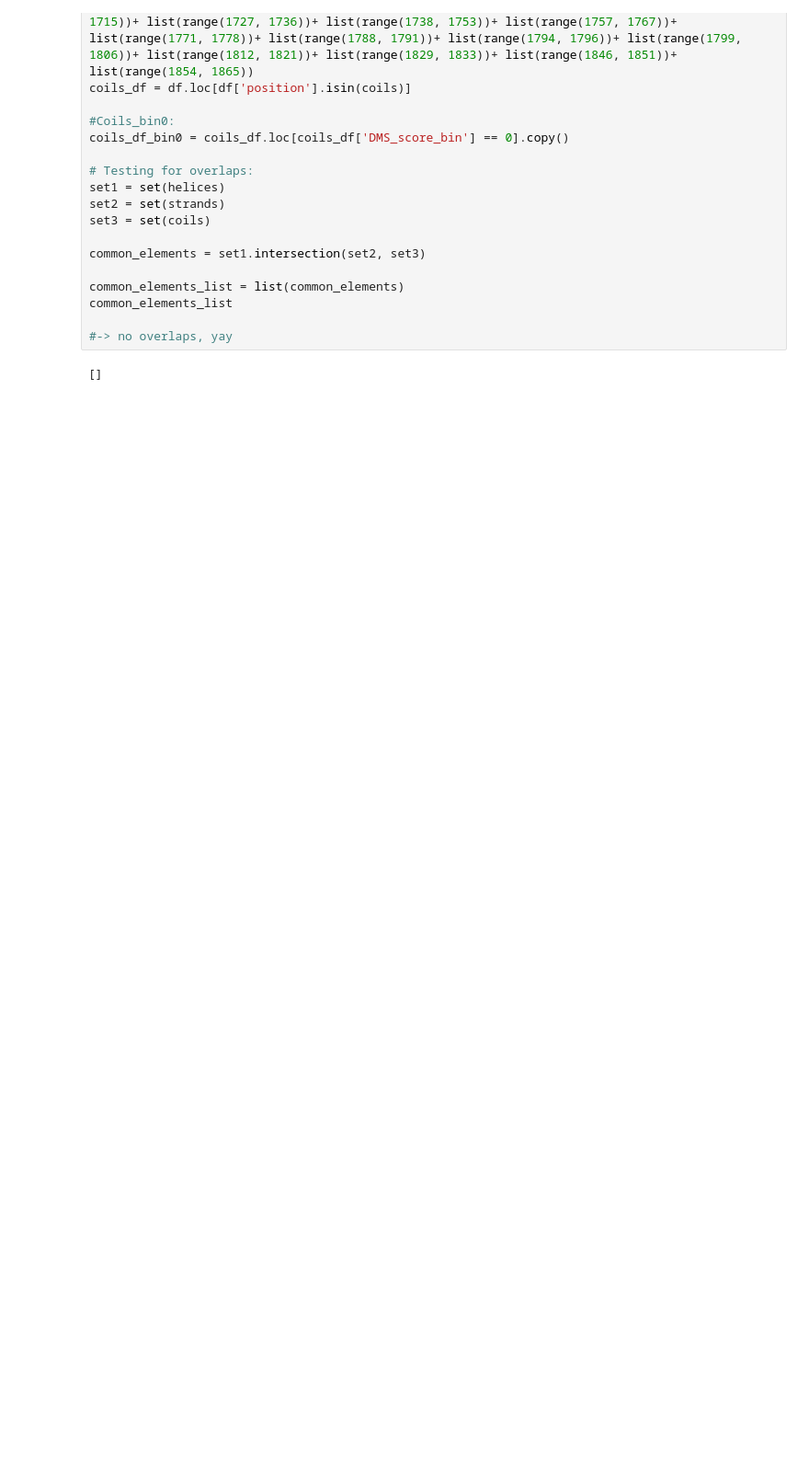
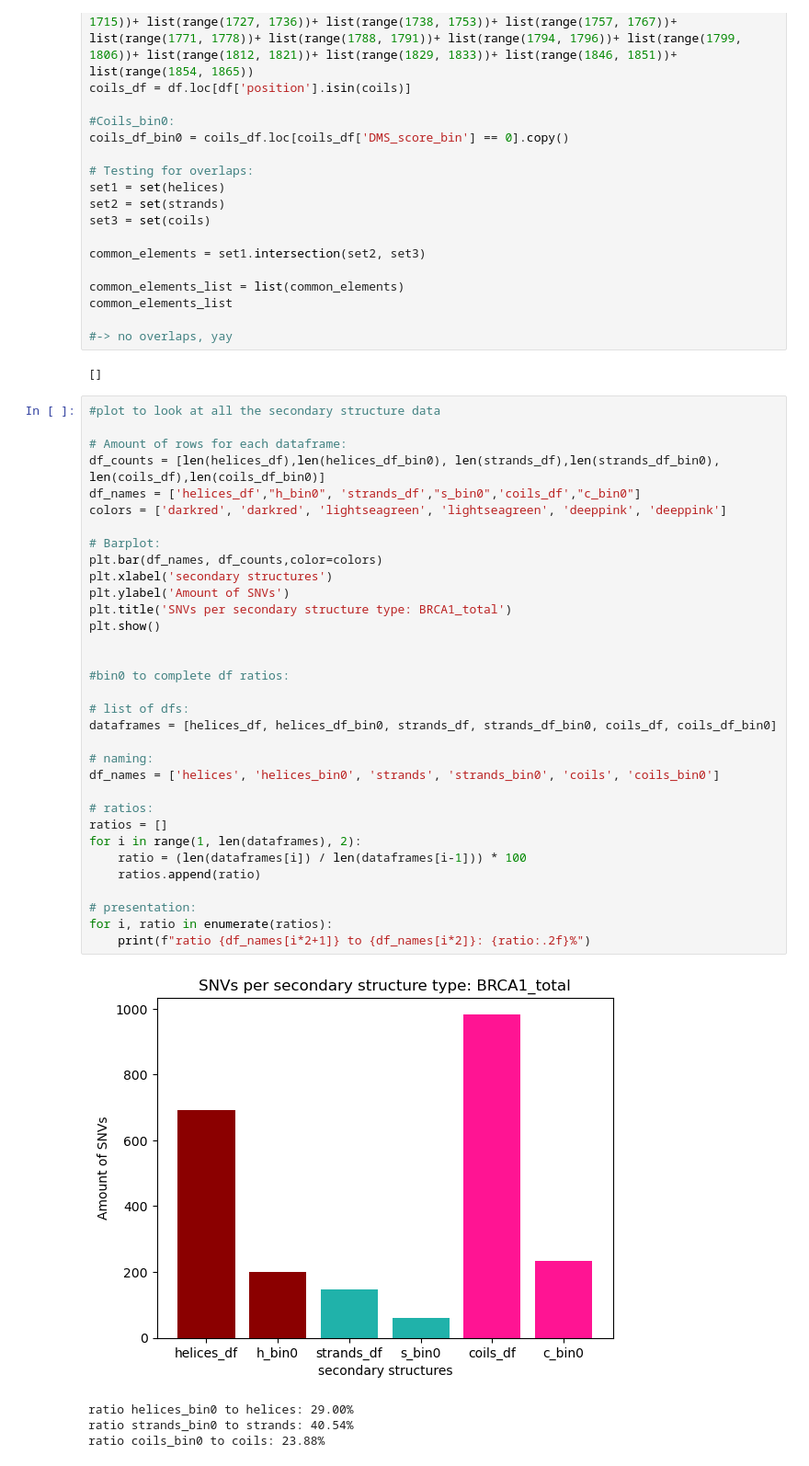
Before and after one commit to datascience-mobi-2023/topic02_team04, a Jupyter notebook: final_code.ipynb, the cells around one changed output. Shown at 92% size. Cells and saved outputs as stored; diff of their text form; blank space fills up the shorter version.

```diff
--- a/final_code.ipynb
+++ b/final_code.ipynb
@@ -66,3 +67,41 @@ common_elements_list
 #-> no overlaps, yay
 # %% [output]
 []
+# %%
+#plot to look at all the secondary structure data
+
+# Amount of rows for each dataframe:
+df_counts = [len(helices_df),len(helices_df_bin0), len(strands_df),len(strands_df_bin0), len(coils_df),len(coils_df_bin0)]
+df_names = ['helices_df',"h_bin0", 'strands_df',"s_bin0",'coils_df',"c_bin0"]
+colors = ['darkred', 'darkred', 'lightseagreen', 'lightseagreen', 'deeppink', 'deeppink']
+
+# Barplot:
+plt.bar(df_names, df_counts,color=colors)
+plt.xlabel('secondary structures')
+plt.ylabel('Amount of SNVs')
+plt.title('SNVs per secondary structure type: BRCA1_total')
+plt.show()
+
+
+#bin0 to complete df ratios:
+
+# list of dfs:
+dataframes = [helices_df, helices_df_bin0, strands_df, strands_df_bin0, coils_df, coils_df_bin0]
+
+# naming:
+df_names = ['helices', 'helices_bin0', 'strands', 'strands_bin0', 'coils', 'coils_bin0']
+
+# ratios:
+ratios = []
+for i in range(1, len(dataframes), 2):
+    ratio = (len(dataframes[i]) / len(dataframes[i-1])) * 100
+    ratios.append(ratio)
+
+# presentation:
+for i, ratio in enumerate(ratios):
+    print(f"ratio {df_names[i*2+1]} to {df_names[i*2]}: {ratio:.2f}%")
+# %% [output]
+[figure, added]
+ratio helices_bin0 to helices: 29.00%
+ratio strands_bin0 to strands: 40.54%
+ratio coils_bin0 to coils: 23.88%
```
Also changed, not shown: parts of 13 cells of this notebook.
